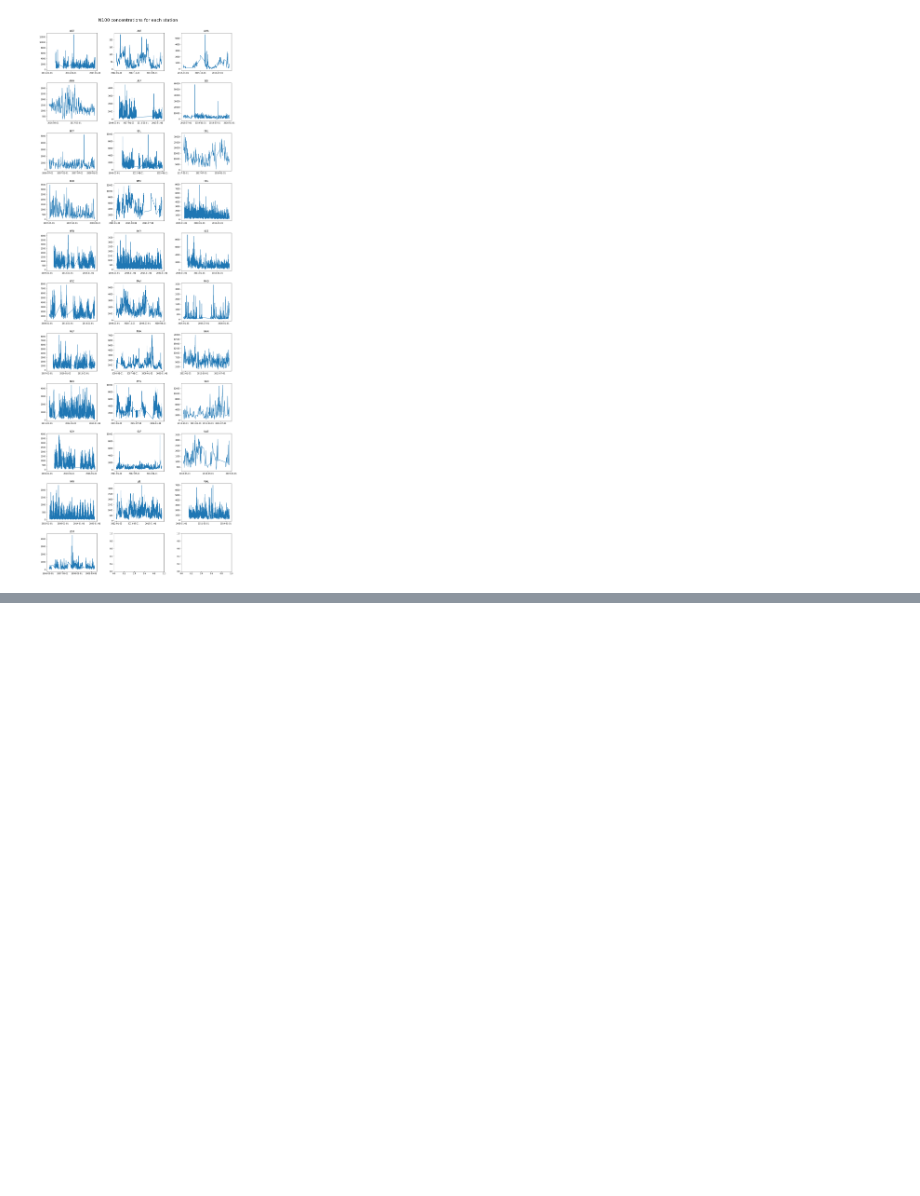
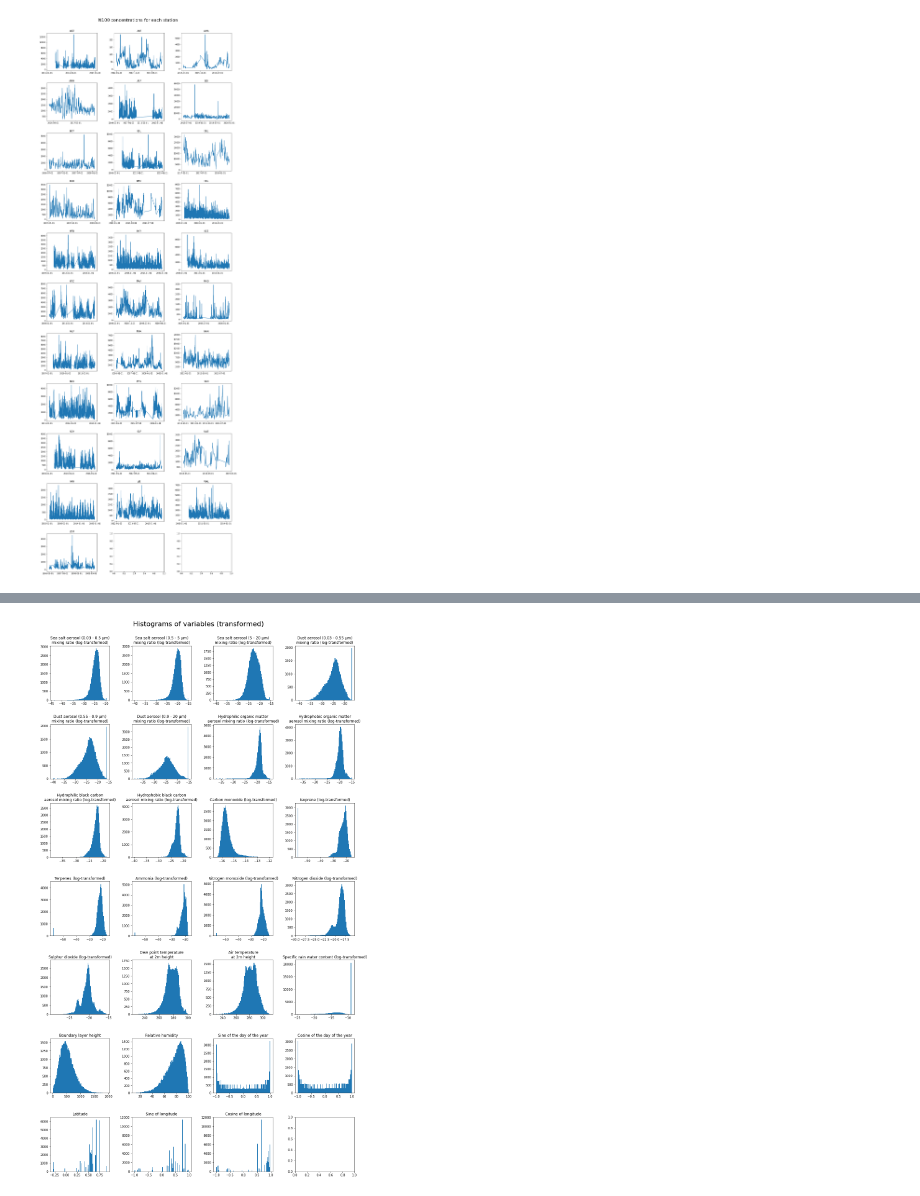
Before and after one commit to ellarauth/CCN-proxy-modeling, a Jupyter notebook: exploratory data analysis.ipynb, the cells around one changed output, grey strips where cells are left out. Saved outputs shown, nothing was run; the diff lists cells and outputs as text; code cells hidden in the pictures; blank space fills up the shorter version.

```diff
--- a/exploratory data analysis.ipynb
+++ b/exploratory data analysis.ipynb
@@ -86,2 +115,23 @@ fig.suptitle('Histograms of variables', y=1.01, fontsize=22);
+# %%
+ncols = 4
+fig, axes = plt.subplots(7, ncols, figsize=(15,25))
+axes = iter(axes)
+i = 0
+
+for v in transf_vars:
+    if i%ncols == 0:
+        axis = next(axes)
+    ax = axis[i%ncols]
+    ax.hist(data[v], bins=100)
+    if v[-3:] == 'log':
+        ax.set_title(variable_dict[v[:-4]] +' (log-transformed)')
+    else:
+        ax.set_title(variable_dict[v])
+    i += 1
+
+fig.tight_layout(pad=3)
+fig.suptitle('Histograms of variables (transformed)', y=1.01, fontsize=22);
+# %% [output]
+[figure, added]
 # %%
 plt.figure(figsize=(6,6))
```
Also changed, not shown: parts of 13 cells of this notebook, 3 other files.
